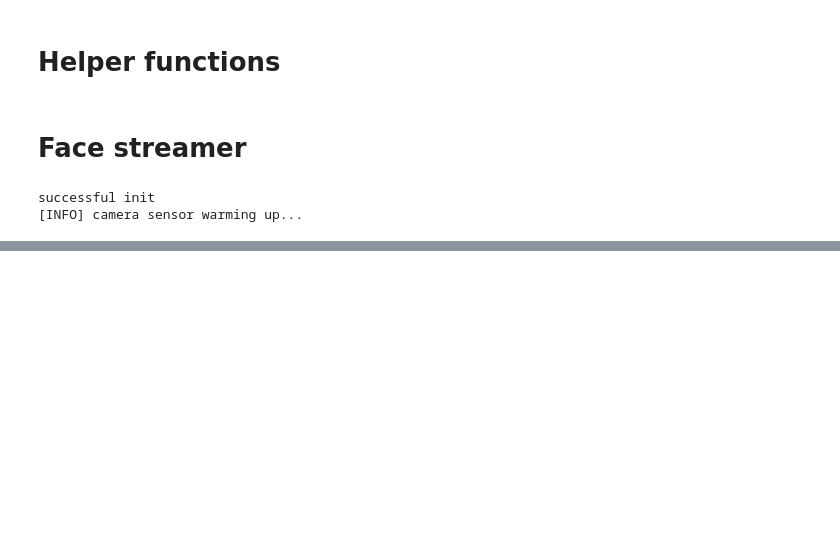
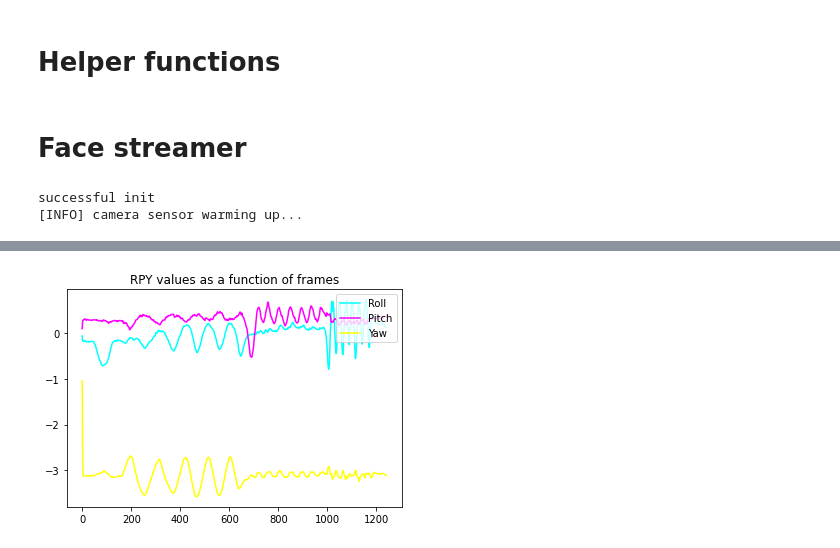
Before and after one commit to BrandonThaiTran/zoom_physio, a Jupyter notebook: nbs/utils.ipynb, the cells around one changed output, grey strips where cells are left out. Saved outputs shown, nothing was run; the diff lists cells and outputs as text; code cells hidden in the pictures; blank space fills up the shorter version.

```diff
--- a/nbs/utils.ipynb
+++ b/nbs/utils.ipynb
@@ -248,0 +231,5 @@ def stream_face_detection(filename=None):
+# %%
+# Graph RPY
+fs.plot_rpy()
+# %% [output]
+[figure, added]
```
Also changed, not shown: parts of 6 cells of this notebook.
